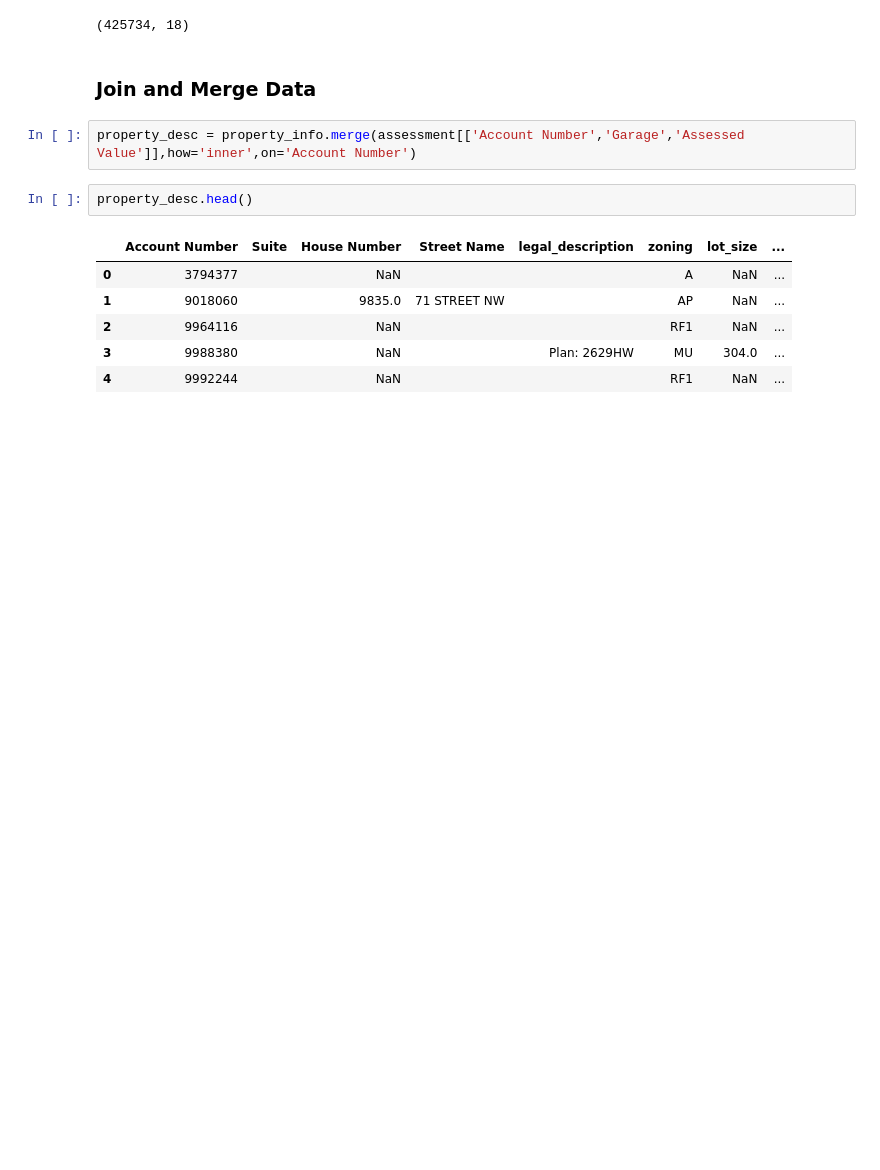
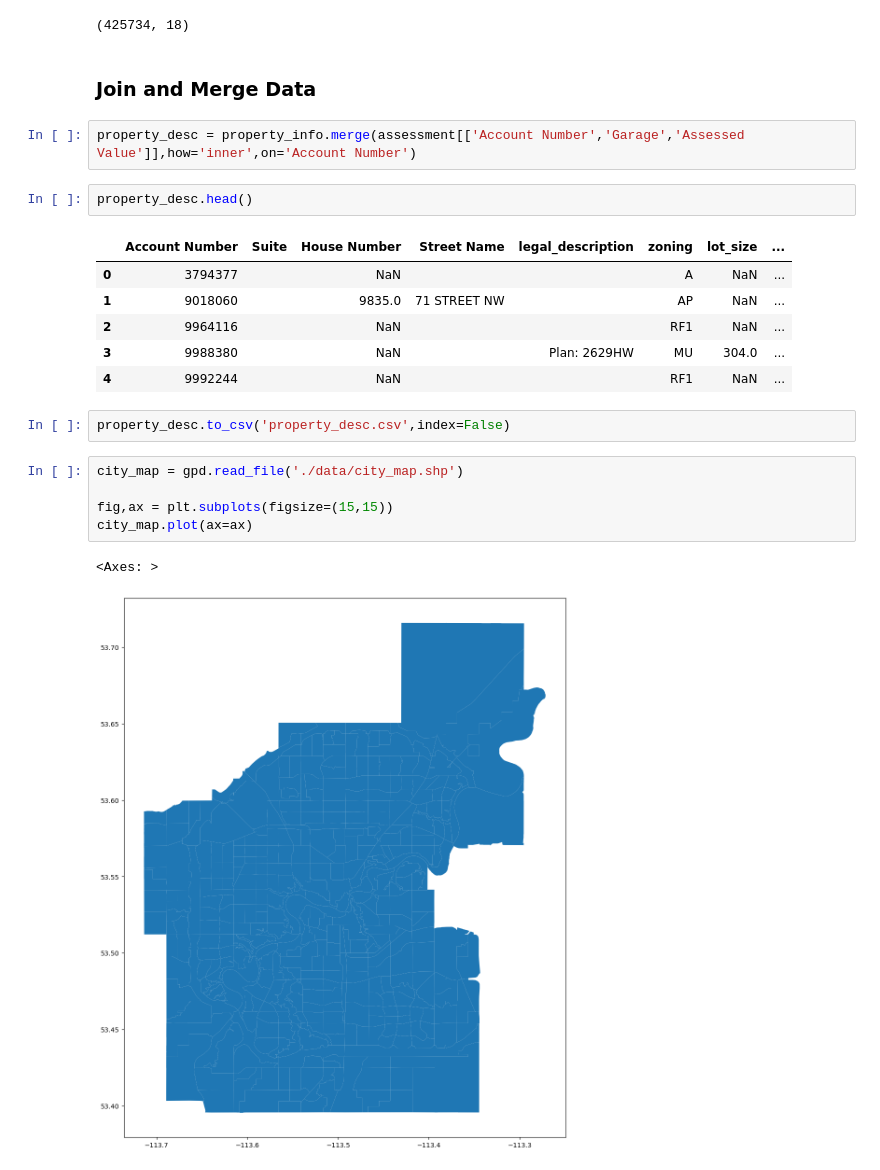
Before and after one commit to muchenlixa/potential-journey, a Jupyter notebook: edm-house-price/house-price-prediction.ipynb, the cells around one changed output. Saved outputs shown, nothing was run; the diff lists cells and outputs as text; blank space fills up the shorter version.

Commit message:
plot city map

```diff
--- a/edm-house-price/house-price-prediction.ipynb
+++ b/edm-house-price/house-price-prediction.ipynb
@@ -68,3 +75,13 @@ property_desc.head()
 | 2 | 9964116 |  | NaN |  |  | RF1 | NaN | ... |
 | 3 | 9988380 |  | NaN |  | Plan: 2629HW | MU | 304.0 | ... |
 | 4 | 9992244 |  | NaN |  |  | RF1 | NaN | ... |
+# %%
+property_desc.to_csv('property_desc.csv',index=False)
+# %%
+city_map = gpd.read_file('./data/city_map.shp')
+
+fig,ax = plt.subplots(figsize=(15,15))
+city_map.plot(ax=ax)
+# %% [output]
+<Axes: >
+[figure, added]
```
Also changed, not shown: parts of 1 cell of this notebook, 4 other files.
